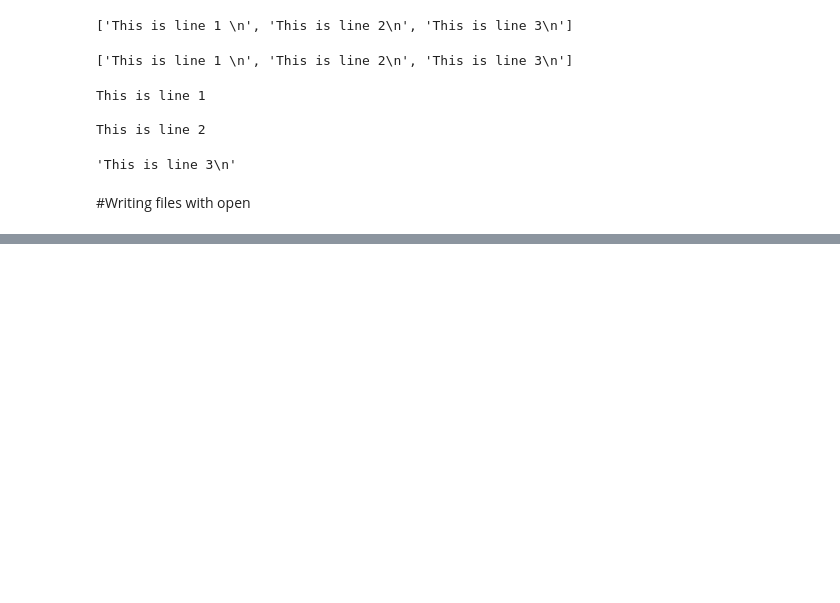
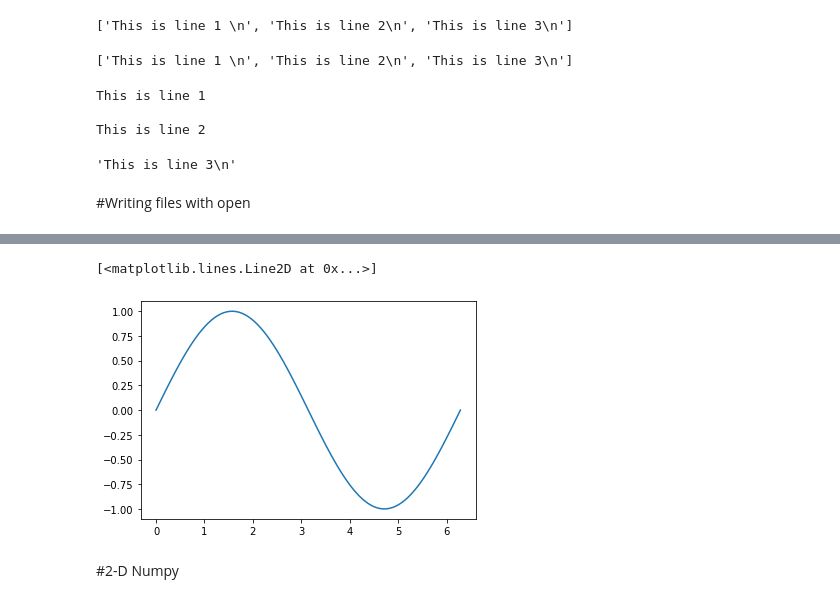
Before and after one commit to harsha8745/IBM-WATSON, a Jupyter notebook: Python_for_data_science_and_AI.ipynb, the cells around one changed output, grey strips where cells are left out. Saved outputs shown, nothing was run; the diff lists cells and outputs as text; code cells hidden in the pictures; blank space fills up the shorter version.

```diff
--- a/Python_for_data_science_and_AI.ipynb
+++ b/Python_for_data_science_and_AI.ipynb
@@ -1824,0 +2526,4 @@ This is line 2
+# %%
+# Makeup a numpy array within [0, 2π] and 100 elements
+x = np.linspace(0,2*np.pi,num=100)
+x
@@ -1824,0 +2551,4 @@ This is line 2
+# %%
+#We can apply the sine function to each element in the array x and assign it to the array y:
+y = np.sin(x)
+y
@@ -1824,0 +2573,8 @@ This is line 2
+# %%
+# Plot the result
+plt.plot(x,y)
+# %% [output]
+[<matplotlib.lines.Line2D at 0x...>]
+[figure, added]
+# %% [markdown]
+#2-D Numpy
```
Also changed, not shown: parts of 118 cells of this notebook.
